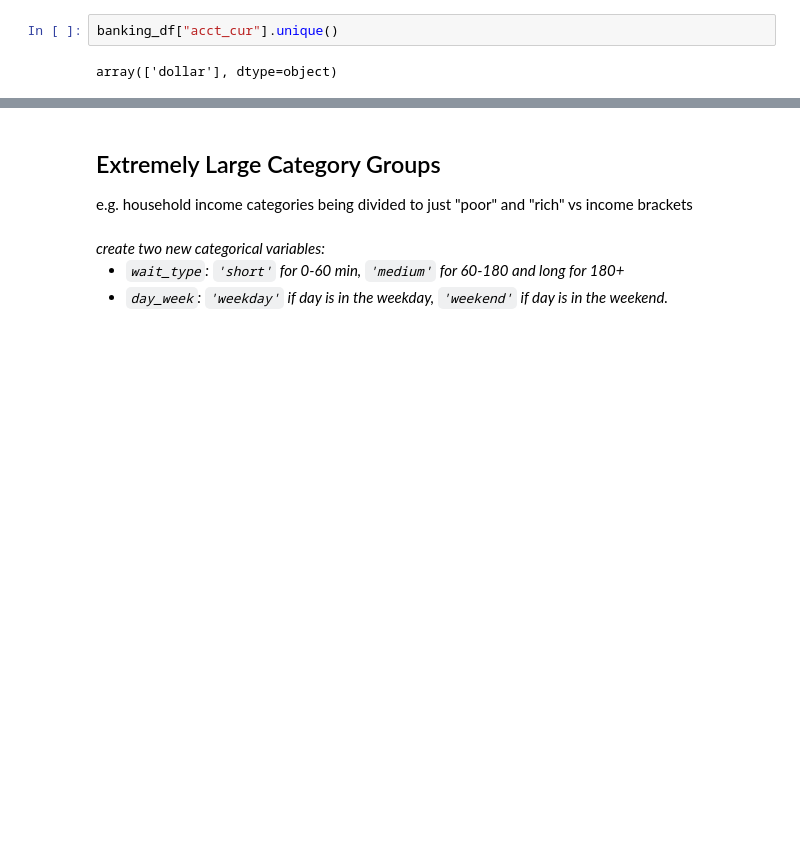
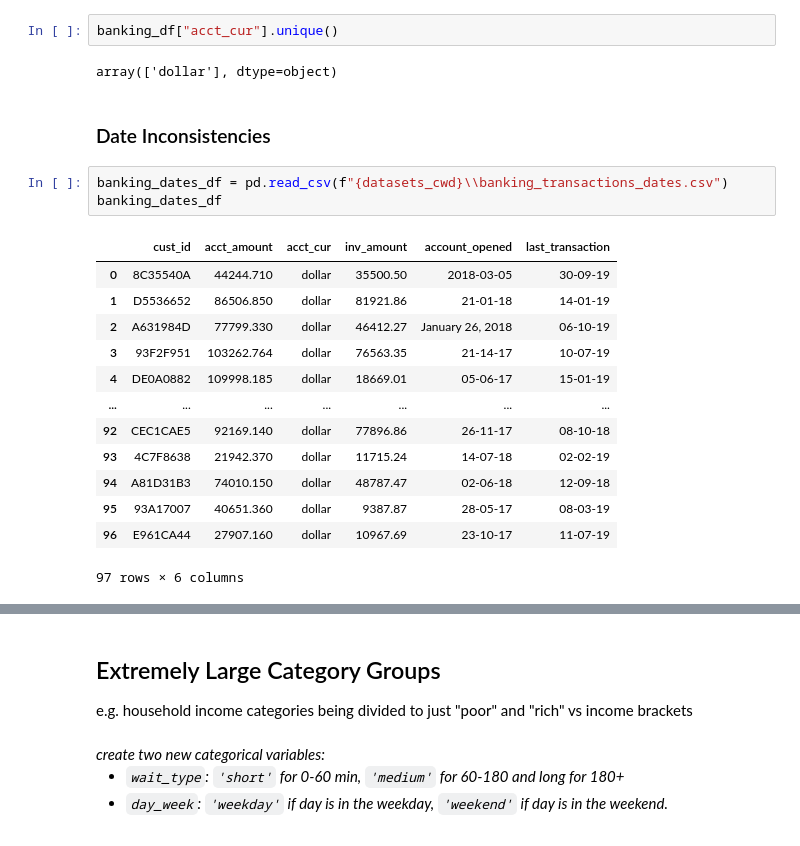
Before and after one commit to priscilla-arinze/PythonReview, a Jupyter notebook: LIBRARIES/Pandas_CleaningData.ipynb, the cells around one changed output, grey strips where cells are left out. Saved outputs shown, nothing was run; the diff lists cells and outputs as text; blank space fills up the shorter version.

Commit message:
cleaning inconsistent/incorrect dates

```diff
--- a/LIBRARIES/Pandas_CleaningData.ipynb
+++ b/LIBRARIES/Pandas_CleaningData.ipynb
@@ -584,3 +584,22 @@ banking_df.loc[euro_transactions, "acct_cur"] = "dollar"
 banking_df["acct_cur"].unique()
 # %% [output]
 array(['dollar'], dtype=object)
+# %% [markdown]
+### Date Inconsistencies
+# %%
+banking_dates_df = pd.read_csv(f"{datasets_cwd}\\banking_transactions_dates.csv")
+banking_dates_df
+# %% [output]
+|  | cust_id | acct_amount | acct_cur | inv_amount | account_opened | last_transaction |
+| 0 | 8C35540A | 44244.710 | dollar | 35500.50 | 2018-03-05 | 30-09-19 |
+| 1 | D5536652 | 86506.850 | dollar | 81921.86 | 21-01-18 | 14-01-19 |
+| 2 | A631984D | 77799.330 | dollar | 46412.27 | January 26, 2018 | 06-10-19 |
+| 3 | 93F2F951 | 103262.764 | dollar | 76563.35 | 21-14-17 | 10-07-19 |
+| 4 | DE0A0882 | 109998.185 | dollar | 18669.01 | 05-06-17 | 15-01-19 |
+| ... | ... | ... | ... | ... | ... | ... |
+| 92 | CEC1CAE5 | 92169.140 | dollar | 77896.86 | 26-11-17 | 08-10-18 |
+| 93 | 4C7F8638 | 21942.370 | dollar | 11715.24 | 14-07-18 | 02-02-19 |
+| 94 | A81D31B3 | 74010.150 | dollar | 48787.47 | 02-06-18 | 12-09-18 |
+| 95 | 93A17007 | 40651.360 | dollar | 9387.87 | 28-05-17 | 08-03-19 |
+| 96 | E961CA44 | 27907.160 | dollar | 10967.69 | 23-10-17 | 11-07-19 |
+97 rows × 6 columns
```
Also changed, not shown: parts of 6 cells of this notebook, 1 other file.
